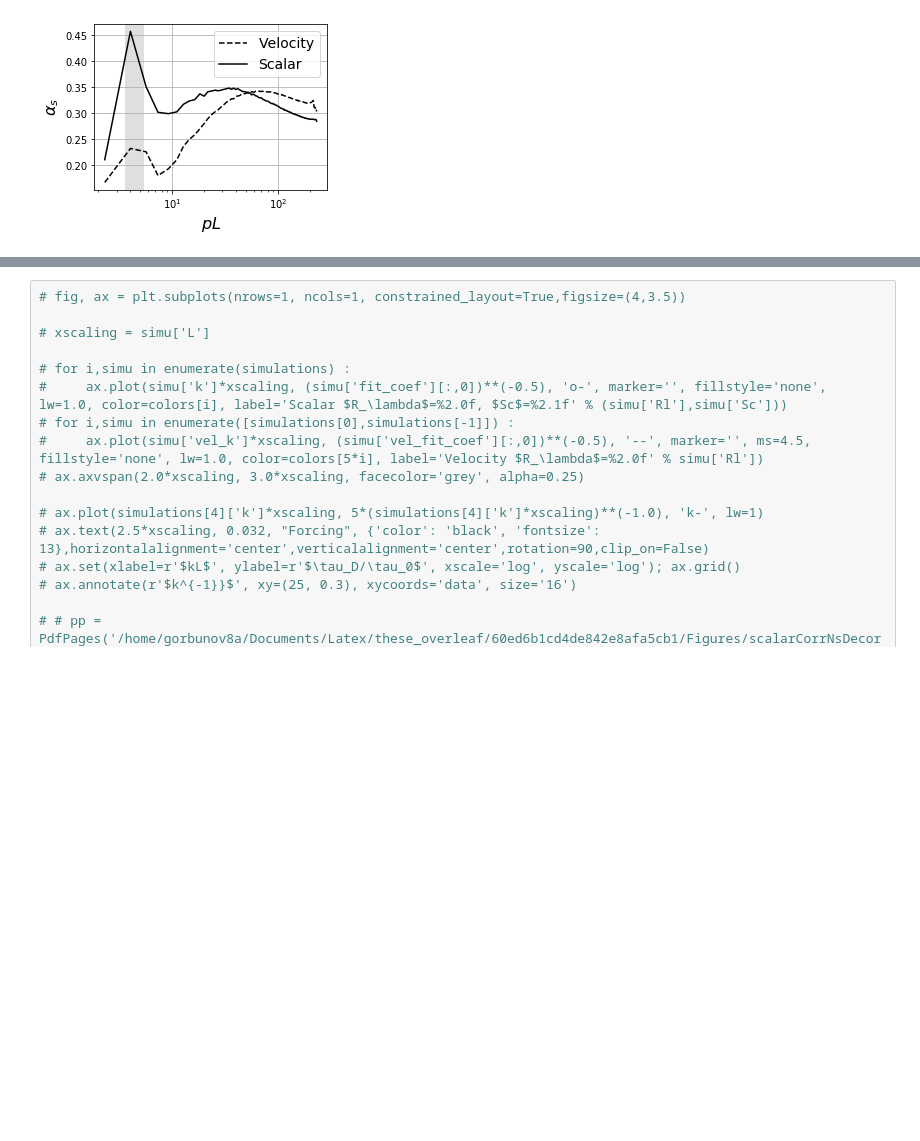
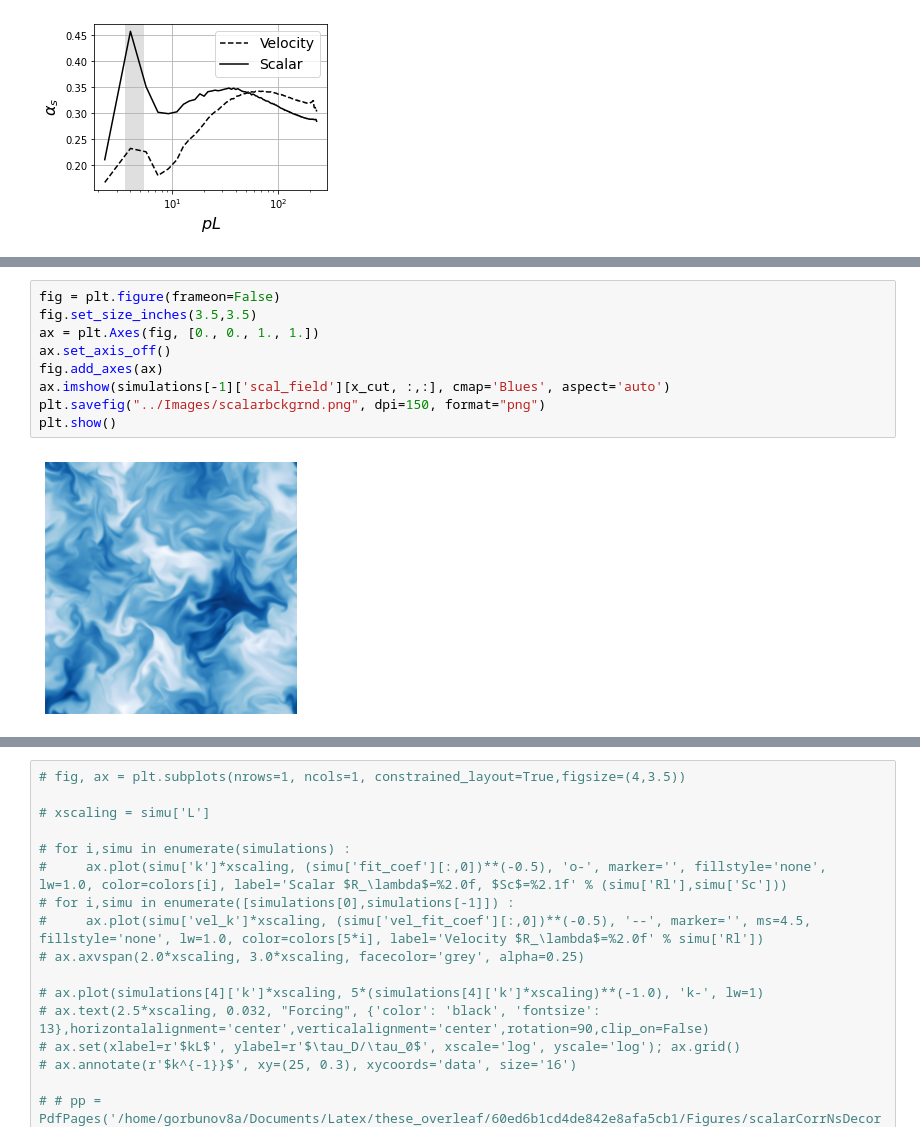
Before and after one commit to anastasiaGor/turbulence_data_notebooks, a Jupyter notebook: Scalar/PRL_plots_real_turb.ipynb, the cells around one changed output, grey strips where cells are left out. Drawn from its saved outputs; the diff is of its cells as text; blank space fills up the shorter version.

Commit message:
saved scalar field without frame (for background)

```diff
--- a/Scalar/PRL_plots_real_turb.ipynb
+++ b/Scalar/PRL_plots_real_turb.ipynb
@@ -592,3 +592,14 @@ plt.show()
+# %%
+fig = plt.figure(frameon=False)
+fig.set_size_inches(3.5,3.5)
+ax = plt.Axes(fig, [0., 0., 1., 1.])
+ax.set_axis_off()
+fig.add_axes(ax)
+ax.imshow(simulations[-1]['scal_field'][x_cut, :,:], cmap='Blues', aspect='auto')
+plt.savefig("../Images/scalarbckgrnd.png", dpi=150, format="png")
+plt.show()
+# %% [output]
+[figure, added]
 # %%
 fig, ax = plt.subplots(ncols=2, nrows=1, constrained_layout=True, figsize=(8,3.5))
 
```
Also changed, not shown: parts of 9 cells of this notebook.
